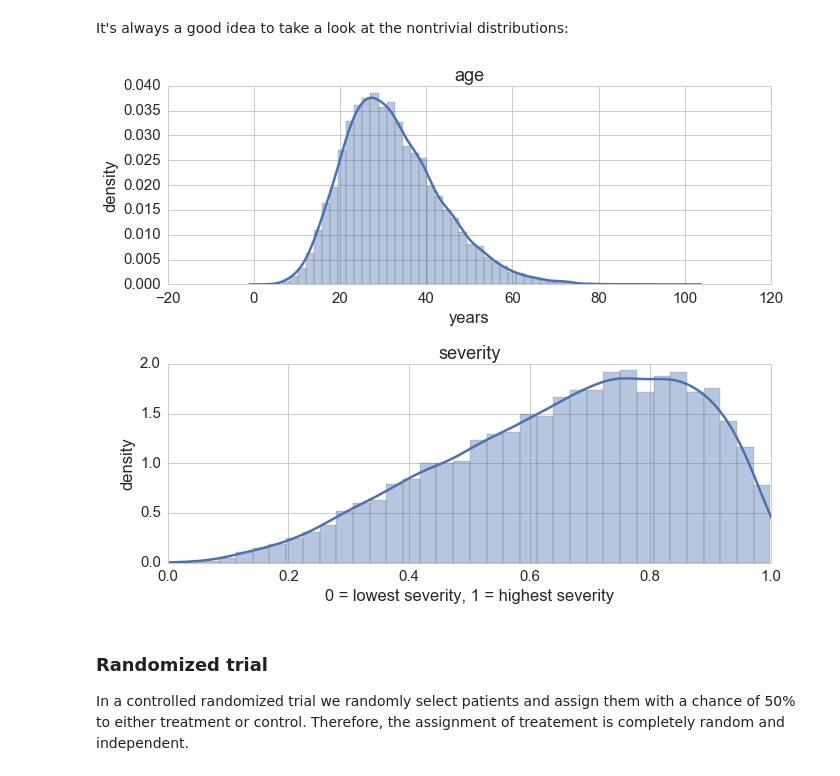
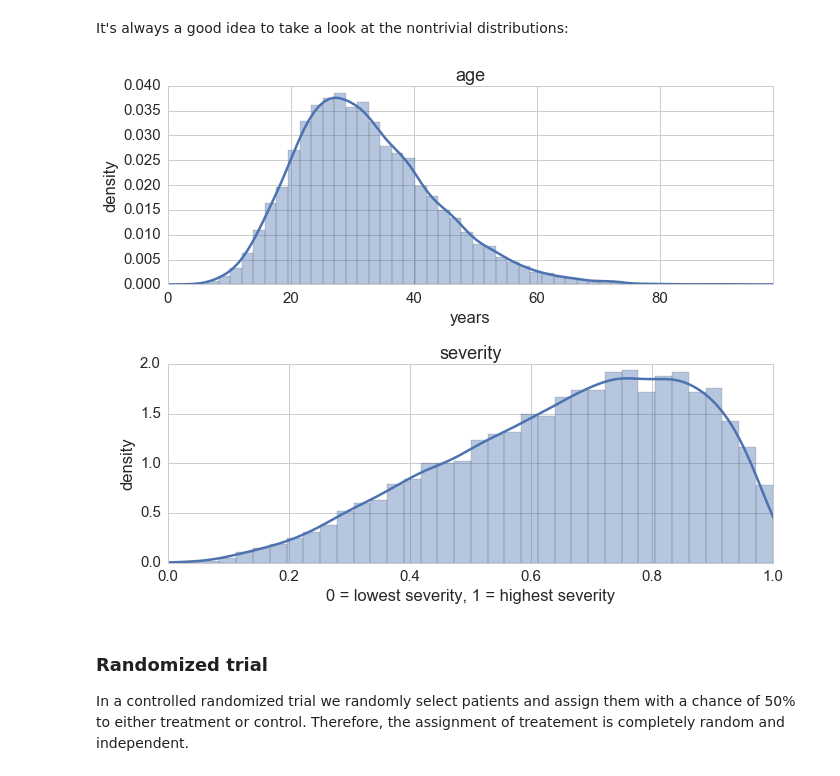
Before and after one commit to FlorianWilhelm/FlorianWilhelm.github.io, a Jupyter notebook: notebooks/causal_inference_propensity_score.ipynb, the cells around one changed output. Drawn from its saved outputs; the diff is of its cells as text; code cells hidden in the pictures.

```diff
--- a/notebooks/causal_inference_propensity_score.ipynb
+++ b/notebooks/causal_inference_propensity_score.ipynb
@@ -52,17 +52,18 @@ It's always a good idea to take a look at the nontrivial distributions:
 # %%
 f, (ax1, ax2) = plt.subplots(2)
 ax1.set_title('age')
 ax1.set_xlabel('years')
 ax1.set_ylabel('density')
+ax1.set_xlim(0, np.max(ages))
 ax2.set_title('severity')
 ax2.set_xlabel('0 = lowest severity, 1 = highest severity')
 ax2.set_ylabel('density')
 ax2.set_xlim(0, 1)
 sns.distplot(ages, ax=ax1)
 sns.distplot(severties, ax=ax2)
 plt.tight_layout();
 # %% [output]
-[figure, old version]
+[figure, new version]
 # %% [markdown]
 ### Randomized trial
 
```
Also changed, not shown: parts of 3 cells of this notebook, 20 other files.
